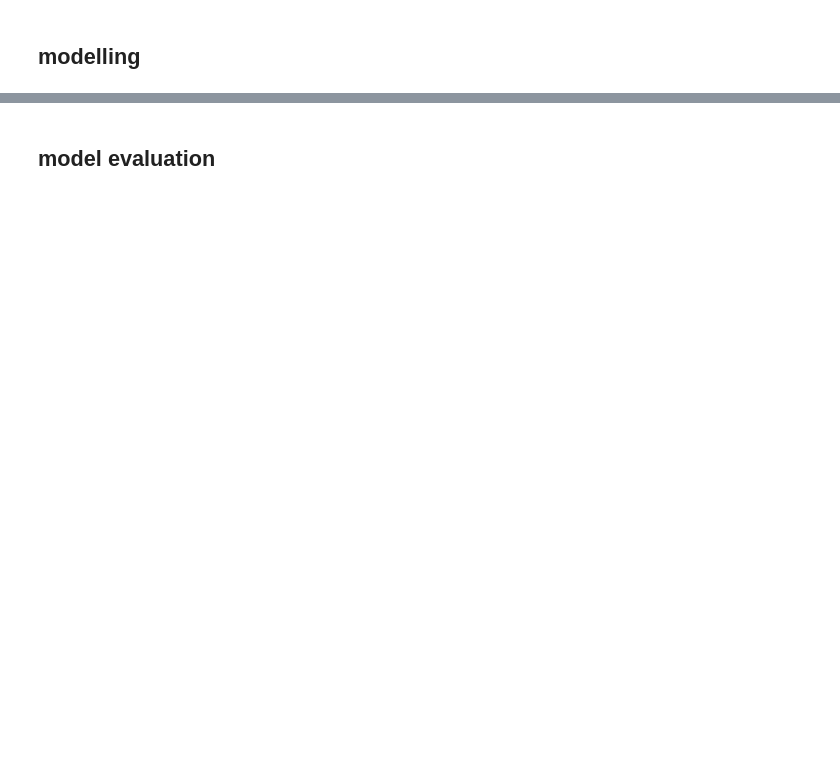
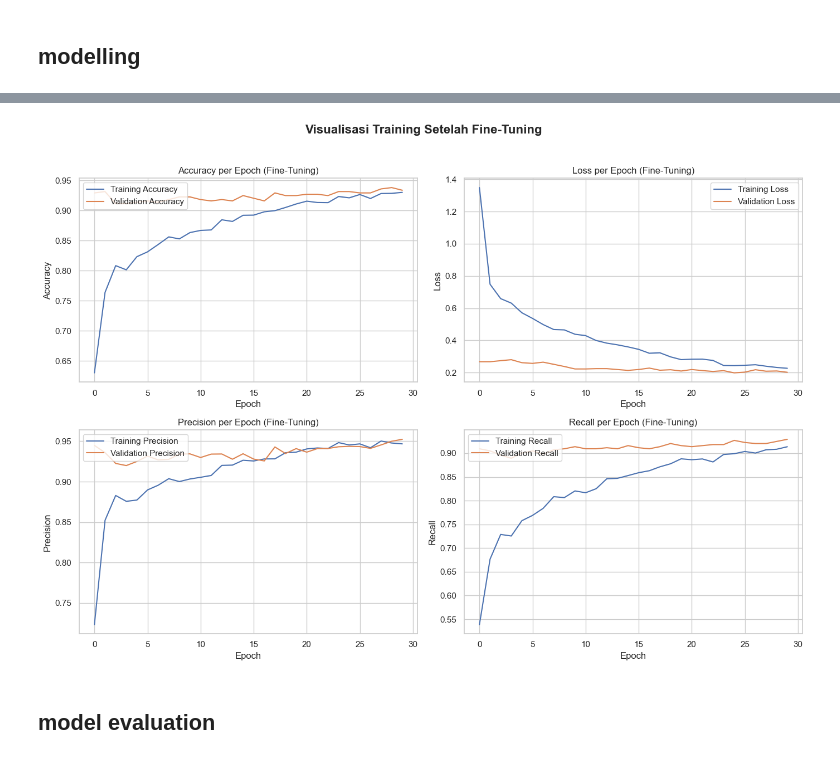
Before and after one commit to fiyandamamuri/klasifikasi-rempah-rempah, a Jupyter notebook: rempah-clasification (MobileNetV2).ipynb, the cells around one changed output, grey strips where cells are left out. Saved outputs shown, nothing was run; the diff lists cells and outputs as text; code cells hidden in the pictures; blank space fills up the shorter version.

```diff
--- a/rempah-clasification (MobileNetV2).ipynb
+++ b/rempah-clasification (MobileNetV2).ipynb
@@ -280,0 +340,15 @@ Epoch 28/50
+# %%
+# Callback ulang
+early_stopping = EarlyStopping(monitor='val_loss', patience=5, restore_best_weights=True)
+model_checkpoint = ModelCheckpoint('best_model.h5', monitor='val_loss', save_best_only=True, mode='min')
+stop_at_acc = StopAtAccuracy(target_acc=0.95)
+# %%
+# 8. Lanjutkan training fine-tuning
+history_finetune = model.fit(
+    train_generator,
+    epochs=50,
+    validation_data=val_generator,
+    steps_per_epoch=len(train_generator),
+    validation_steps=len(val_generator),
+    callbacks=[early_stopping, stop_at_acc, model_checkpoint]
+)
@@ -281,2 +388,46 @@ Epoch 28/50
+# %%
+plt.figure(figsize=(14, 10))
+plt.suptitle('Visualisasi Training Setelah Fine-Tuning', fontsize=16, fontweight='bold')
+
+# Accuracy
+plt.subplot(2, 2, 1)
+plt.plot(history_finetune.history['accuracy'], label='Training Accuracy')
+plt.plot(history_finetune.history['val_accuracy'], label='Validation Accuracy')
+plt.title('Accuracy per Epoch (Fine-Tuning)')
+plt.xlabel('Epoch')
+plt.ylabel('Accuracy')
+plt.legend(loc='upper left')
+
+# Loss
+plt.subplot(2, 2, 2)
+plt.plot(history_finetune.history['loss'], label='Training Loss')
+plt.plot(history_finetune.history['val_loss'], label='Validation Loss')
+plt.title('Loss per Epoch (Fine-Tuning)')
+plt.xlabel('Epoch')
+plt.ylabel('Loss')
+plt.legend(loc='upper right')
+
+# Precision
+plt.subplot(2, 2, 3)
+plt.plot(history_finetune.history['precision_1'], label='Training Precision')
+plt.plot(history_finetune.history['val_precision_1'], label='Validation Precision')
+plt.title('Precision per Epoch (Fine-Tuning)')
+plt.xlabel('Epoch')
+plt.ylabel('Precision')
+plt.legend(loc='upper left')
+
+# Recall
+plt.subplot(2, 2, 4)
+plt.plot(history_finetune.history['recall_1'], label='Training Recall')
+plt.plot(history_finetune.history['val_recall_1'], label='Validation Recall')
+plt.title('Recall per Epoch (Fine-Tuning)')
+plt.xlabel('Epoch')
+plt.ylabel('Recall')
+plt.legend(loc='upper left')
+
+plt.tight_layout(rect=[0, 0, 1, 0.96])  # Untuk memberi ruang pada judul besar
+plt.show()
+# %% [output]
+[figure, added]
 # %% [markdown]
 ## model evaluation
```
Also changed, not shown: parts of 11 cells of this notebook, 6 other files.
